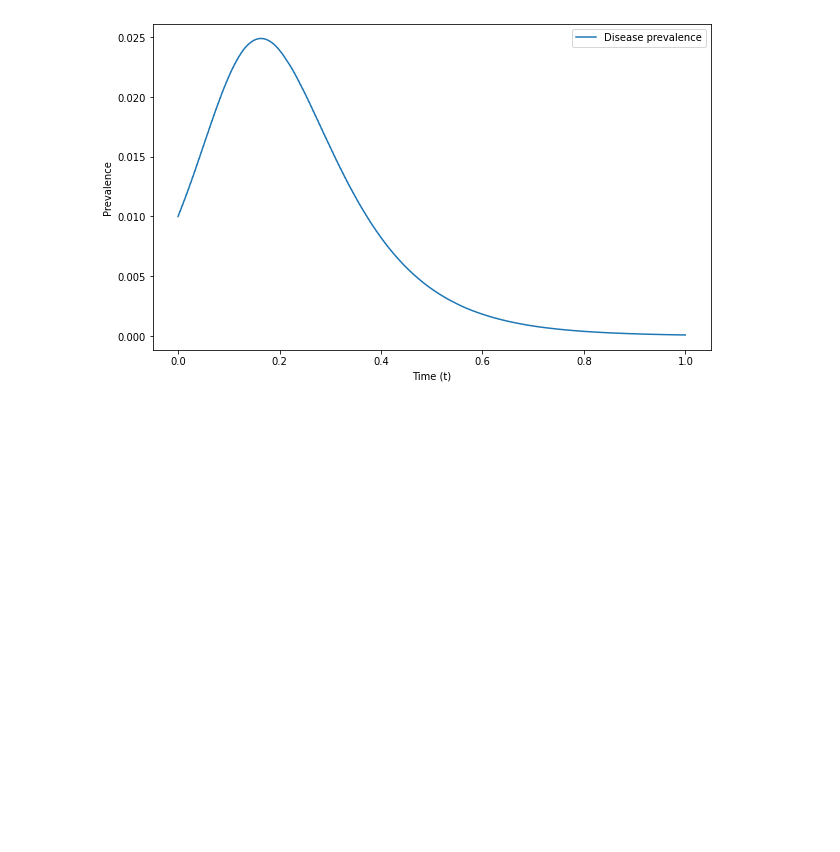
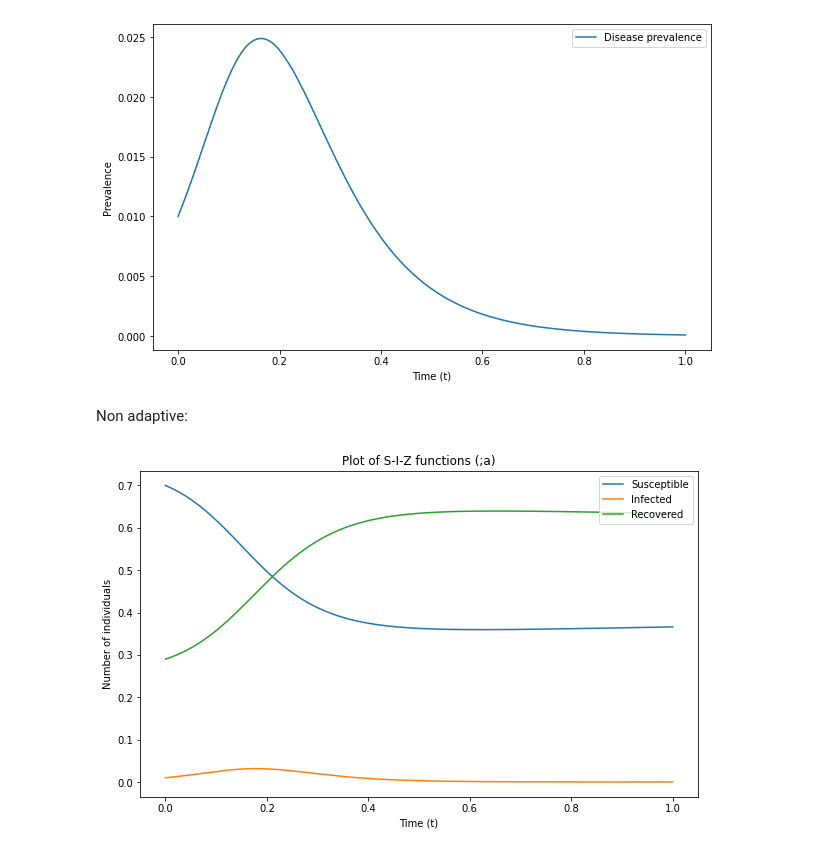
Before and after one commit to JimmyCalvoMonge/adaptive, a Jupyter notebook: design/adaptive/adaptive_use.ipynb, the cells around one changed output. Cells and saved outputs as stored; diff of their text form; code cells hidden in the pictures; blank space fills up the shorter version.

Commit message:
added comparison to non adaptive model

```diff
--- a/design/adaptive/adaptive_use.ipynb
+++ b/design/adaptive/adaptive_use.ipynb
@@ -86,3 +86,16 @@ plt.rcParams["figure.figsize"] = (10,6)
 plt.show()
 # %% [output]
 [figure]
+# %% [markdown]
+Non adaptive:
+# %%
+from non_adaptive import NonAdaptive
+instance_non_adaptive = NonAdaptive(
+    mu, gamma, beta,
+    phi, bs*0.5, bi*0.5,
+    bz*0.5, t_max, 1000, x00)
+instance_non_adaptive.solve_odes_system()
+instance_non_adaptive.plot_ode_solution(
+    t = np.linspace(0,1,len(instance_non_adaptive.S)), title = ';a')
+# %% [output]
+[figure, added]
```
Also changed, not shown: parts of 2 cells of this notebook, 1 other file.
